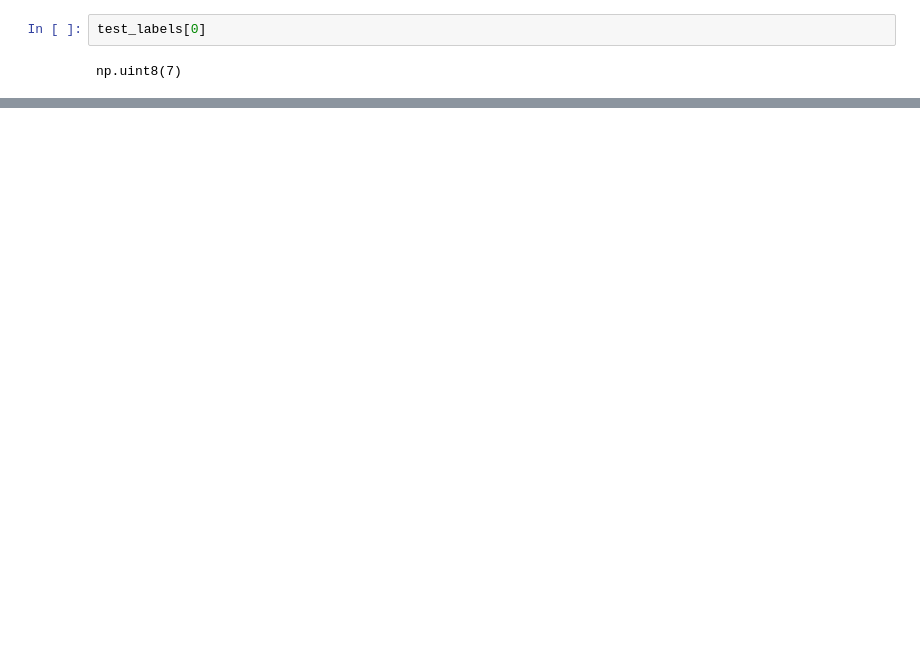
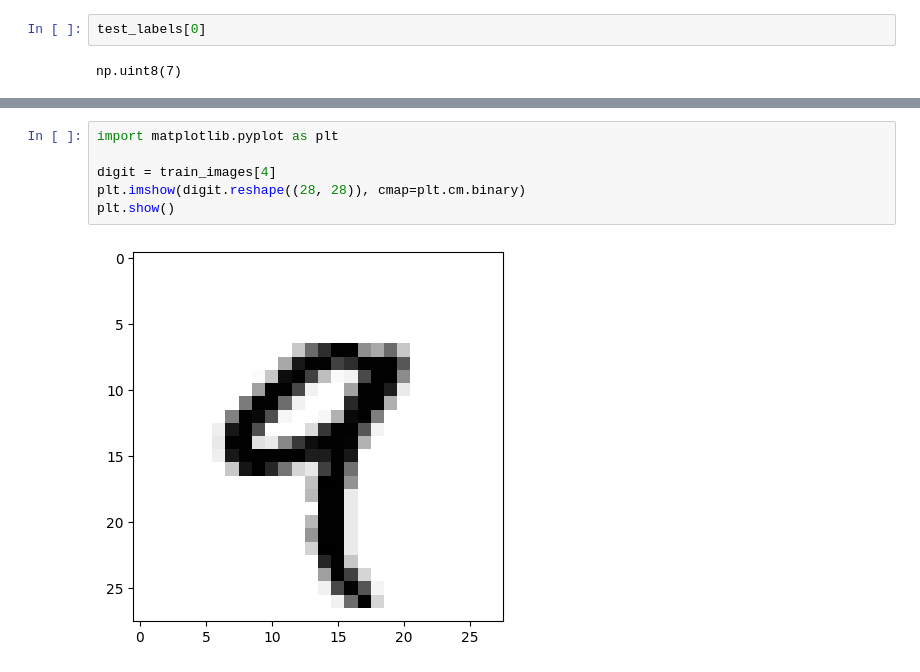
Before and after one commit to DavisCode2/Deep-Learning-Using-Keras, a Jupyter notebook: maths_keras.ipynb, the cells around one changed output, grey strips where cells are left out. Saved outputs shown, nothing was run; the diff lists cells and outputs as text; blank space fills up the shorter version.

```diff
--- a/maths_keras.ipynb
+++ b/maths_keras.ipynb
@@ -120,0 +144,8 @@ drive.mount('/content/drive')
+# %%
+import matplotlib.pyplot as plt
+
+digit = train_images[4]
+plt.imshow(digit.reshape((28, 28)), cmap=plt.cm.binary)
+plt.show()
+# %% [output]
+[figure, added]
```
Also changed, not shown: parts of 15 cells of this notebook.
